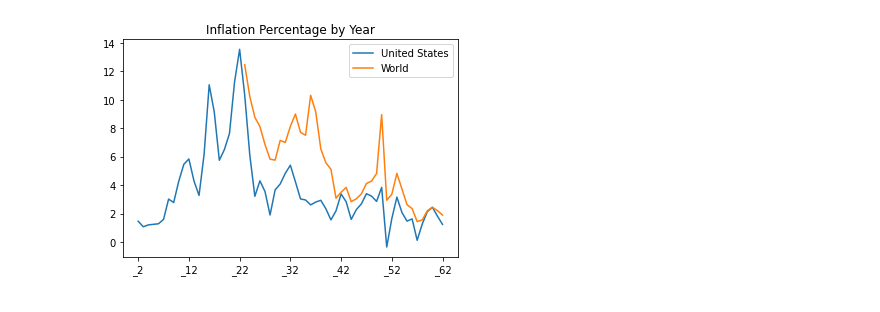
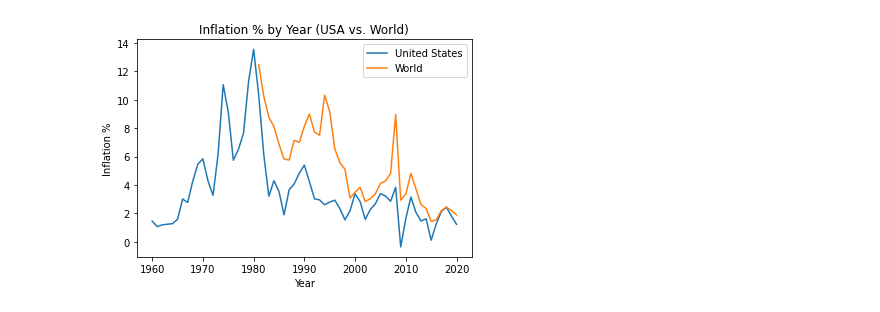
Before and after one commit to ahadh762/Pandas-Group-Exercise, a Jupyter notebook: Economy & Health.ipynb, the cells around one changed output. Saved outputs shown, nothing was run; the diff lists cells and outputs as text; code cells hidden in the pictures.

```diff
--- a/Economy & Health.ipynb
+++ b/Economy & Health.ipynb
@@ -1,22 +1,28 @@
 # %%
 import pandas as pd
 import matplotlib.pyplot as plt
 %matplotlib inline
 
 df = pd.read_excel('Inflation Percentage.xlsx')
 df.drop([0,1,2], axis=0, inplace=True)
 df.drop('_63',axis=1,inplace=True)
 year = 1960
 for i in range (2,63):
     df=df.rename(columns={f"_{i}":f"{year}"})
     year+=1
+
+template = df.copy()  # Make a copy of the dataframe with all the changes I made so I don't have to do it again
+
 df = df[(df['Data Source'] == 'United States') | (df['Data Source'] == 'World')]
 df = df.T
 
 df.drop(['Data Source','World Development Indicators','Column1','_1'], axis=0, inplace=True)
 df.rename(columns={255:"United States",263:"World"},inplace=True)
 df
 
-ax = df.plot(title = 'Inflation Percentage by Year',kind='line')
+ax = df.plot(title = 'Inflation % by Year (USA vs. World)',kind='line')
+ax.set_xlabel('Year')
+ax.set_ylabel('Inflation %')
+plt.show()
 # %% [output]
-[figure, old version]
+[figure, new version]
```
Also changed, not shown: parts of 1 cell of this notebook.
